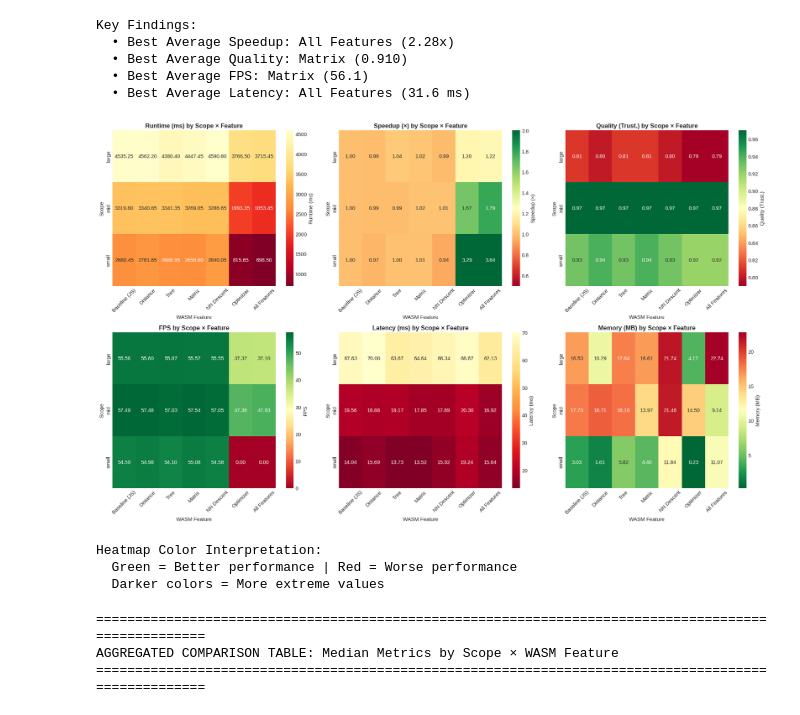
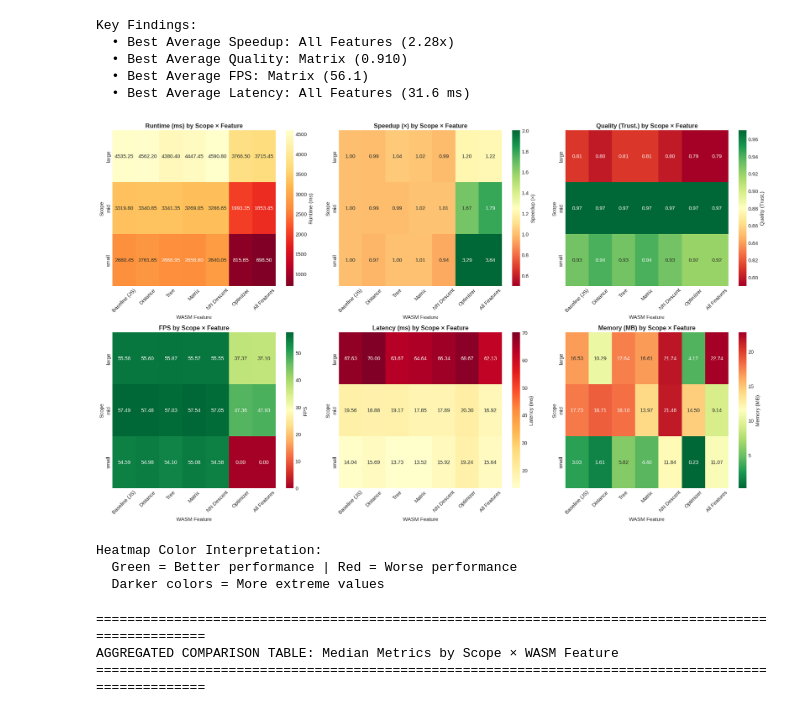
Before and after one commit to elarsaks/umap-bench, a Jupyter notebook: bench/analysis/analysis.ipynb, the cells around one changed output. Saved outputs shown, nothing was run; the diff lists cells and outputs as text; code cells hidden in the pictures.

```diff
--- a/bench/analysis/analysis.ipynb
+++ b/bench/analysis/analysis.ipynb
@@ -1930,29 +1773,0 @@ Calculating bootstrap confidence intervals (10,000 iterations)...
-# %%
-# Visualize confidence intervals
-if len(bootstrap_results) > 0:
-    fig, ax = plt.subplots(figsize=(10, 7))
-
-    bootstrap_results_sorted = bootstrap_results.sort_values('speedup_median')
-    y_pos = np.arange(len(bootstrap_results_sorted))
-
-    ax.errorbar(
-        bootstrap_results_sorted['speedup_median'],
-        y_pos,
-        xerr=[
-            bootstrap_results_sorted['speedup_median'] - bootstrap_results_sorted['ci_lower'],
-            bootstrap_results_sorted['ci_upper'] - bootstrap_results_sorted['speedup_median']
-        ],
-        fmt='o', markersize=10, capsize=5, capthick=2, elinewidth=2, color='steelblue'
-    )
-
-    ax.axvline(x=1.0, color='red', linestyle='--', linewidth=2, alpha=0.7, label='Baseline')
-    ax.set_yticks(y_pos)
-    ax.set_yticklabels(bootstrap_results_sorted['feature'])
-    ax.set_xlabel('Speedup (95% CI)', fontsize=12, fontweight='bold')
-    ax.set_title('Speedup with Confidence Intervals', fontsize=14, fontweight='bold')
-    ax.grid(axis='x', alpha=0.3)
-    ax.legend()
-
-    plt.tight_layout()
-    plt.savefig('../outputs/figures/bootstrap_confidence_intervals.png', bbox_inches='tight', dpi=200)
-    plt.show()
@@ -2180,7 +2573,7 @@ fig, axes = plt.subplots(2, 3, figsize=(20, 12))
 axes = axes.flatten()
 
 metrics = ['Runtime (ms)', 'Speedup (×)', 'Quality (Trust.)', 'FPS', 'Latency (ms)', 'Memory (MB)']
-cmaps = ['YlOrRd_r', 'RdYlGn', 'RdYlGn', 'RdYlGn', 'YlOrRd_r', 'RdYlGn_r']
+cmaps = ['YlOrRd_r', 'RdYlGn', 'RdYlGn', 'RdYlGn', 'YlOrRd', 'RdYlGn_r']
 vmin_vmax = [
     None,  # Runtime - use data range
     (0.5, 2.0),  # Speedup - center around 1.0
@@ -2201,34 +2594,34 @@ for idx, (metric, cmap, vlim) in enumerate(zip(metrics, cmaps, vmin_vmax)):
         columns='feature_name',
         values=metric
     )
 
     # Reorder columns to match feature_order
     cols_present = [f for f in feature_order if f in heatmap_data.columns]
     heatmap_data = heatmap_data[cols_present]
 
     # Create heatmap
     if vlim:
         sns.heatmap(heatmap_data, annot=True, fmt='.2f', cmap=cmap,
                    ax=axes[idx], cbar_kws={'label': metric},
                    vmin=vlim[0], vmax=vlim[1], center=(vlim[0] + vlim[1]) / 2)
     else:
         sns.heatmap(heatmap_data, annot=True, fmt='.2f', cmap=cmap,
                    ax=axes[idx], cbar_kws={'label': metric})
 
     axes[idx].set_title(f'{metric} by Scope × Feature', fontsize=13, fontweight='bold')
     axes[idx].set_xlabel('WASM Feature', fontsize=11)
     axes[idx].set_ylabel('Scope', fontsize=11)
     axes[idx].tick_params(axis='x', rotation=45)
 
 plt.tight_layout()
 plt.savefig('../outputs/figures/aggregated_comparison_heatmaps.png', bbox_inches='tight', dpi=200)
 plt.show()
 
 print("Heatmap Color Interpretation:")
 print("  Green = Better performance | Red = Worse performance")
 print("  Darker colors = More extreme values")
 # %% [output]
-[figure, old version]
+[figure, new version]
 Heatmap Color Interpretation:
   Green = Better performance | Red = Worse performance
   Darker colors = More extreme values
```
Also changed, not shown: parts of 14 cells of this notebook, 4 other files.
